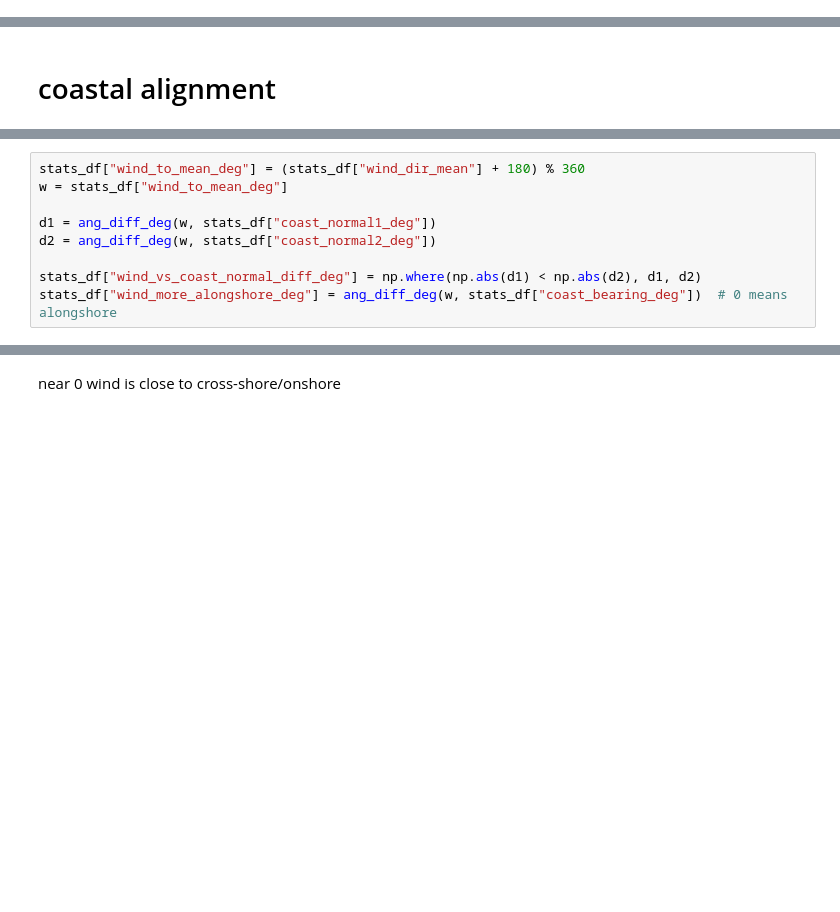
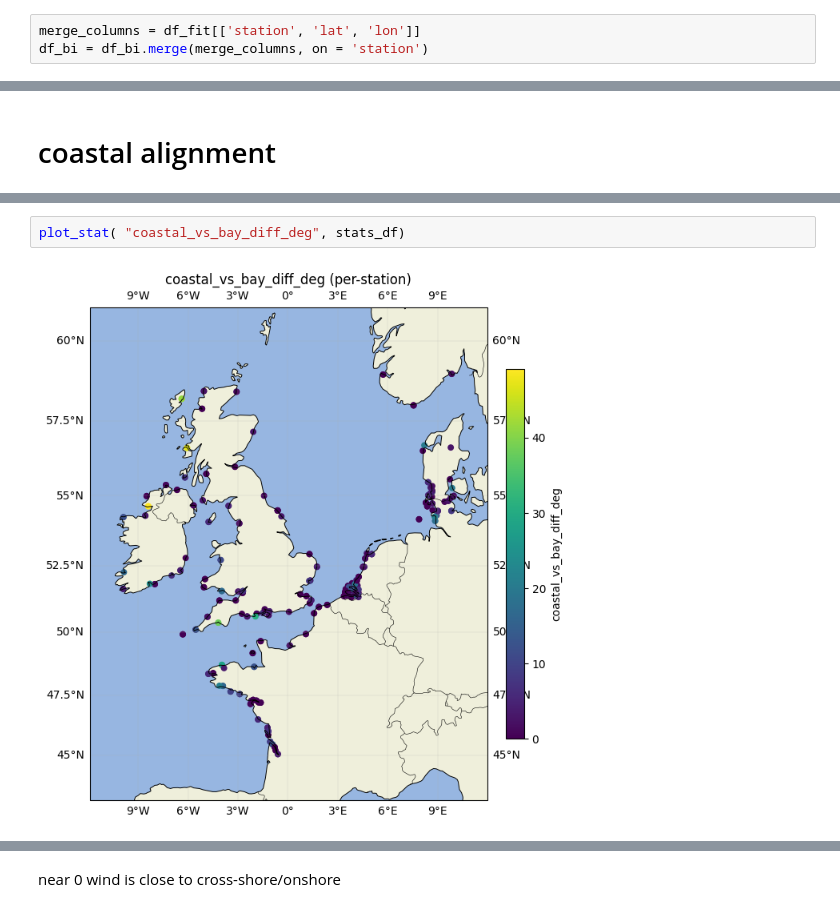
Before and after one commit to lisanneblok/ESL, a Jupyter notebook: notebooks/AGeneratefulldf/attribute_weather.ipynb, the cells around one changed output, grey strips where cells are left out. Cells and saved outputs as stored; diff of their text form; blank space fills up the shorter version.

```diff
--- a/notebooks/AGeneratefulldf/attribute_weather.ipynb
+++ b/notebooks/AGeneratefulldf/attribute_weather.ipynb
@@ -311,3 +311,6 @@ df_bi["tau_mag"] = rho_air * Cd * df_bi["magnitude"] **2
 # %%
 del df_bi['target_block_max']
 del df_bi['sea_level']
+# %%
+merge_columns = df_fit[['station', 'lat', 'lon']]
+df_bi = df_bi.merge(merge_columns, on = 'station')
@@ -482,9 +682,0 @@ stats_df["coast_normal2_deg"] = (stats_df["coast_bearing_deg"] - 90) % 360
-# %%
-stats_df["wind_to_mean_deg"] = (stats_df["wind_dir_mean"] + 180) % 360
-w = stats_df["wind_to_mean_deg"]
-
-d1 = ang_diff_deg(w, stats_df["coast_normal1_deg"])
-d2 = ang_diff_deg(w, stats_df["coast_normal2_deg"])
-
-stats_df["wind_vs_coast_normal_diff_deg"] = np.where(np.abs(d1) < np.abs(d2), d1, d2)
-stats_df["wind_more_alongshore_deg"] = ang_diff_deg(w, stats_df["coast_bearing_deg"])  # 0 means alongshore
@@ -490,0 +710,4 @@ stats_df["wind_more_alongshore_deg"] = ang_diff_deg(w, stats_df["coast_bearing_d
+# %%
+plot_stat( "coastal_vs_bay_diff_deg", stats_df)
+# %% [output]
+[figure, added]
```
Also changed, not shown: parts of 9 cells of this notebook, 14 other files.
